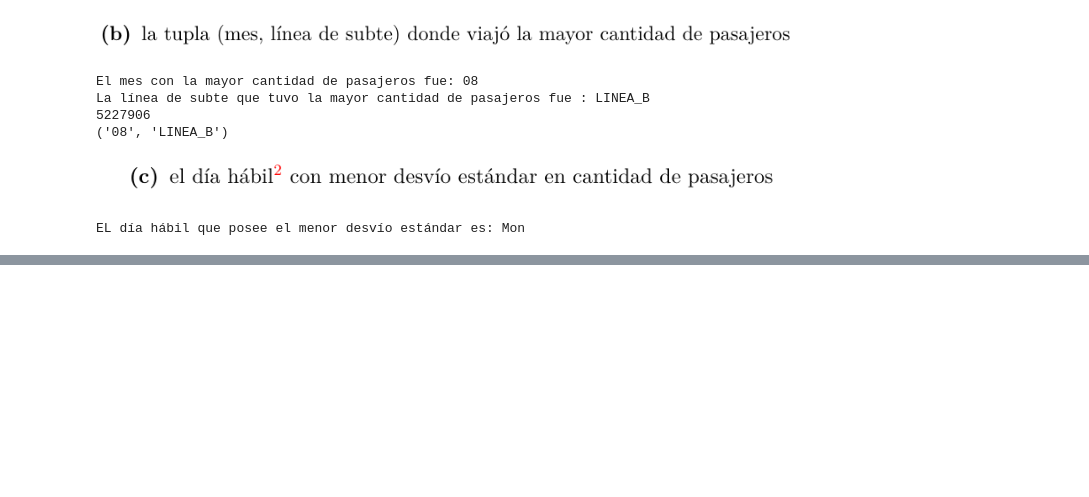
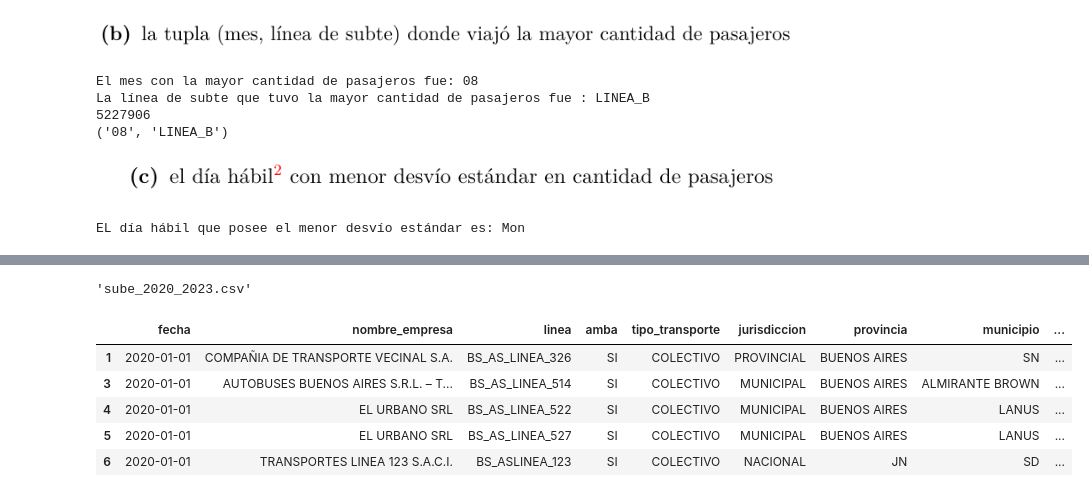
Before and after one commit to corrideluca/sube-2023, a Jupyter notebook: tp.ipynb, the cells around one changed output, grey strips where cells are left out. Drawn from its saved outputs; the diff is of its cells as text; code cells hidden in the pictures; blank space fills up the shorter version.

Commit message:
Pruebas con base 2020-2023

```diff
--- a/tp.ipynb
+++ b/tp.ipynb
@@ -183,0 +153,6 @@ plt.show()
+# %%
+#normalizo y limpio el dataFrame
+
+# Convertimos a la columna DIA_TRANSPORTE para que sea reconocida a como una fecha
+df_all_years = df_all_years_basic.copy()
+df_all_years['DIA_TRANSPORTE'] = pd.to_datetime(df_all_years_basic['DIA_TRANSPORTE'], format='%Y-%m-%d')
@@ -183,0 +170,8 @@ plt.show()
+# %%
+#Descargo la base limpia con todos los años y normalizada
+output_path = 'sube_2020_2023.csv'
+df_all_years.to_csv(output_path, index=False)
+
+output_path
+# %% [output]
+'sube_2020_2023.csv'
@@ -183,0 +181,9 @@ plt.show()
+# %%
+datos_ambas_completos.head()
+# %% [output]
+|  | fecha | nombre_empresa | linea | amba | tipo_transporte | jurisdiccion | provincia | municipio | ... |
+| 1 | 2020-01-01 | COMPAÑIA DE TRANSPORTE VECINAL S.A. | BS_AS_LINEA_326 | SI | COLECTIVO | PROVINCIAL | BUENOS AIRES | SN | ... |
+| 3 | 2020-01-01 | AUTOBUSES BUENOS AIRES S.R.L. – T... | BS_AS_LINEA_514 | SI | COLECTIVO | MUNICIPAL | BUENOS AIRES | ALMIRANTE BROWN | ... |
+| 4 | 2020-01-01 | EL URBANO SRL | BS_AS_LINEA_522 | SI | COLECTIVO | MUNICIPAL | BUENOS AIRES | LANUS | ... |
+| 5 | 2020-01-01 | EL URBANO SRL | BS_AS_LINEA_527 | SI | COLECTIVO | MUNICIPAL | BUENOS AIRES | LANUS | ... |
+| 6 | 2020-01-01 | TRANSPORTES LINEA 123 S.A.C.I. | BS_ASLINEA_123 | SI | COLECTIVO | NACIONAL | JN | SD | ... |
```
Also changed, not shown: parts of 38 cells of this notebook.
